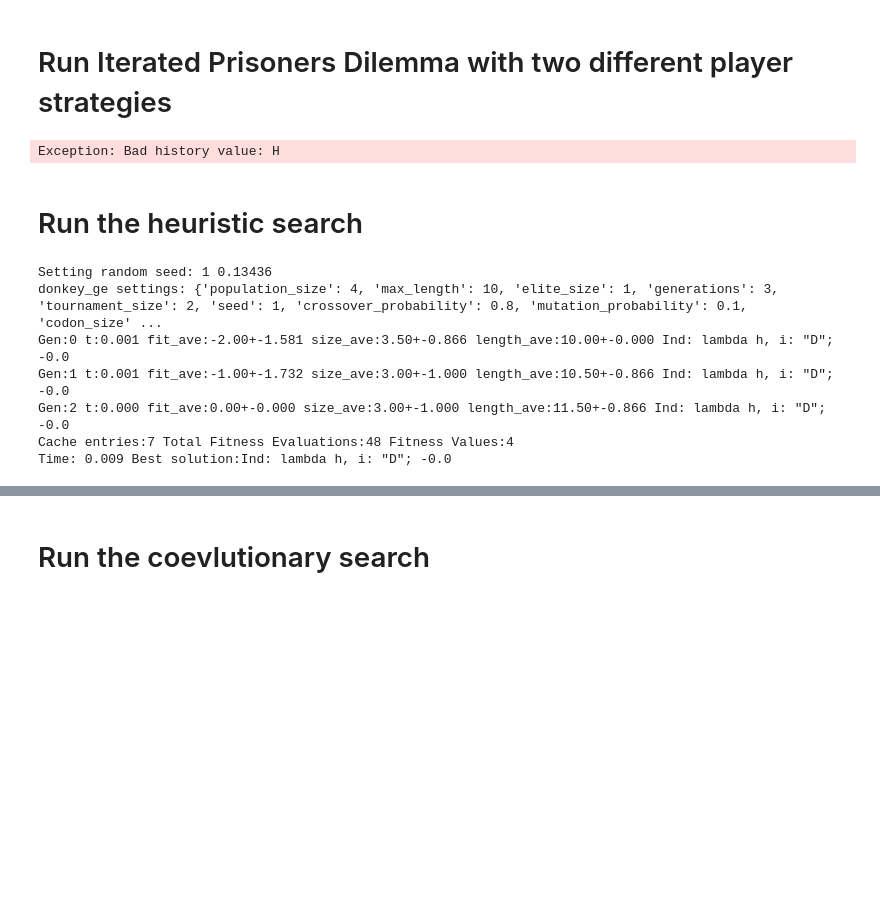
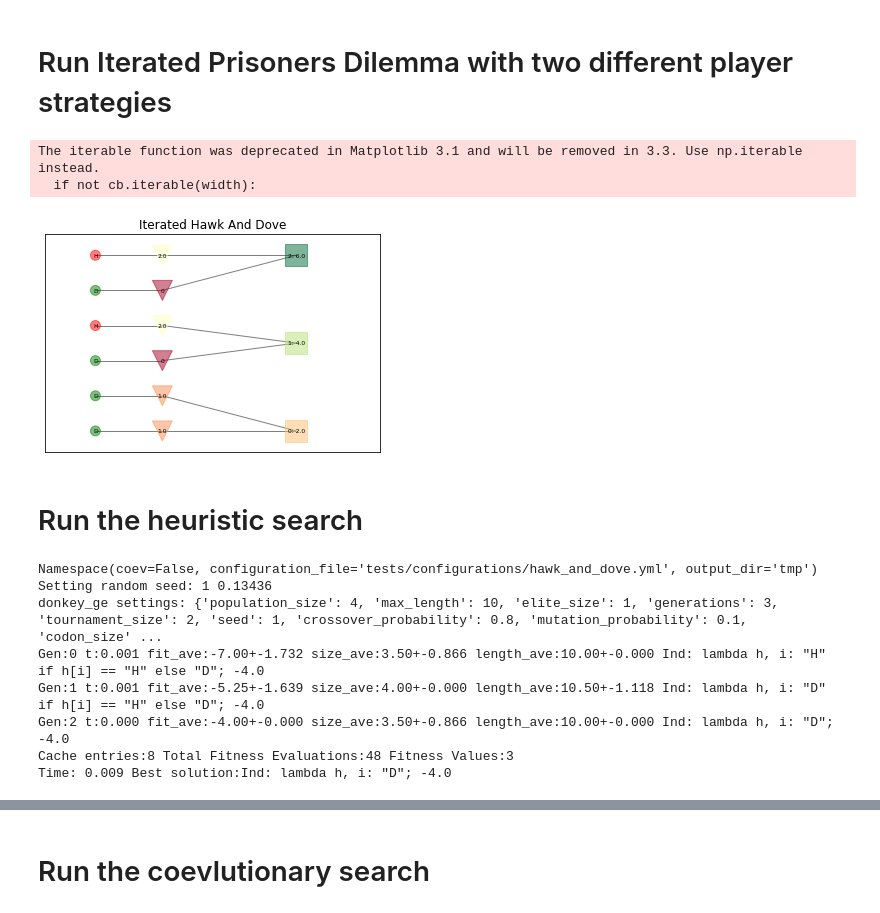
Before and after one commit to flexgp/donkey_ge, a Jupyter notebook: tutorials/hawk_and_dove.ipynb, the cells around one changed output, grey strips where cells are left out. Saved outputs shown, nothing was run; the diff lists cells and outputs as text; code cells hidden in the pictures; blank space fills up the shorter version.

```diff
--- a/tutorials/hawk_and_dove.ipynb
+++ b/tutorials/hawk_and_dove.ipynb
@@ -12,33 +12,36 @@ from typing import List, Tuple
 # Run Iterated Prisoners Dilemma with two different player strategies
 # %%
 # Strategy for always 'hawking' (aggressor)
-player_1 = lambda h, i: "H"
+player_1 = lambda h, i: "D"
 # Strategy for aggressing if opponent was dove previous turn
 player_2 = lambda h, i: "H" if h[i] == "D" else "D"
 n_iterations = 3
 memory_size = 1
 # Setup a prisoners dilemma engagment
 pd = HawkAndDove(n_iterations=n_iterations, memory_size=memory_size, store_stats=True, out_file_name=HawkAndDove.DEFAULT_OUT_FILE)
 # Run the strategies against each other
 sentences, histories = pd.run(player_1=player_1, player_2=player_2)
 # Plot the choices and the payoffs from the engagement
-plot_iterated_prisoners_dilemma(sentences, pd.revise_history(histories), out_path='.')
+plot_hawk_and_dove(sentences, pd.revise_history(histories), out_path='.')
 # %% [output]
-Exception: Bad history value: H
+The iterable function was deprecated in Matplotlib 3.1 and will be removed in 3.3. Use np.iterable instead.
+  if not cb.iterable(width):
+[figure, added]
 # %% [markdown]
 # Run the heuristic search
 # %%
 # Set to use the configuration file and output directory
-args = ["-o", "tmp", "-f", "tests/configurations/iterated_prisoners_dilemma.yml"]
+args = ["-f", "tests/configurations/hawk_and_dove.yml", "-o", "tmp"]
 _ = main.main(args)
 # %% [output]
+Namespace(coev=False, configuration_file='tests/configurations/hawk_and_dove.yml', output_dir='tmp')
 Setting random seed: 1 0.13436
 donkey_ge settings: {'population_size': 4, 'max_length': 10, 'elite_size': 1, 'generations': 3, 'tournament_size': 2, 'seed': 1, 'crossover_probability': 0.8, 'mutation_probability': 0.1, 'codon_size' ...
-Gen:0 t:0.001 fit_ave:-2.00+-1.581 size_ave:3.50+-0.866 length_ave:10.00+-0.000 Ind: lambda h, i: "D"; -0.0
-Gen:1 t:0.001 fit_ave:-1.00+-1.732 size_ave:3.00+-1.000 length_ave:10.50+-0.866 Ind: lambda h, i: "D"; -0.0
-Gen:2 t:0.000 fit_ave:0.00+-0.000 size_ave:3.00+-1.000 length_ave:11.50+-0.866 Ind: lambda h, i: "D"; -0.0
-Cache entries:7 Total Fitness Evaluations:48 Fitness Values:4
-Time: 0.009 Best solution:Ind: lambda h, i: "D"; -0.0
+Gen:0 t:0.001 fit_ave:-7.00+-1.732 size_ave:3.50+-0.866 length_ave:10.00+-0.000 Ind: lambda h, i: "H" if h[i] == "H" else "D"; -4.0
+Gen:1 t:0.001 fit_ave:-5.25+-1.639 size_ave:4.00+-0.000 length_ave:10.50+-1.118 Ind: lambda h, i: "D" if h[i] == "H" else "D"; -4.0
+Gen:2 t:0.000 fit_ave:-4.00+-0.000 size_ave:3.50+-0.866 length_ave:10.00+-0.000 Ind: lambda h, i: "D"; -4.0
+Cache entries:8 Total Fitness Evaluations:48 Fitness Values:3
+Time: 0.009 Best solution:Ind: lambda h, i: "D"; -4.0
 # %%
 from util.plot_donkey_ge import plot_fitness
 # Plot fitness from a search
```
Also changed, not shown: parts of 4 cells of this notebook, 8 other files.
